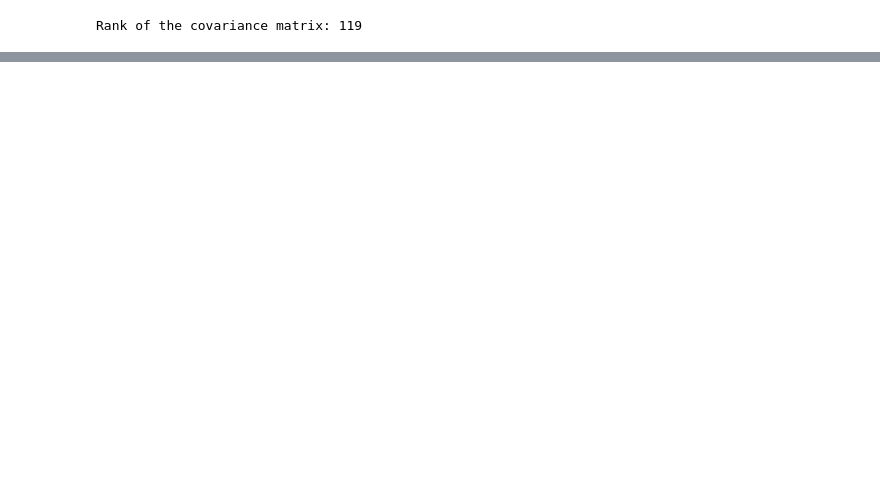
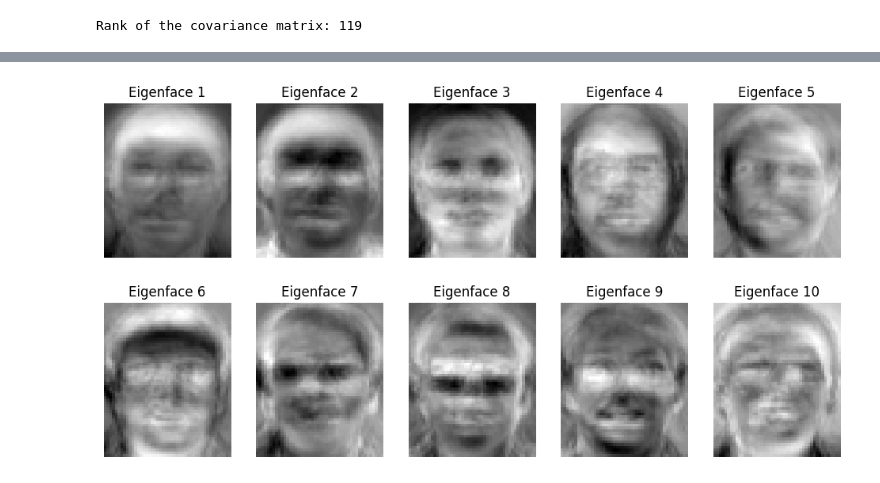
Before and after one commit to PavarisAsawa/PatternRecognition-Dimensionality_Reduction, a Jupyter notebook: chapter2.1.ipynb, the cells around one changed output, grey strips where cells are left out. Cells and saved outputs as stored; diff of their text form; code cells hidden in the pictures; blank space fills up the shorter version.

```diff
--- a/chapter2.1.ipynb
+++ b/chapter2.1.ipynb
@@ -222,0 +242,10 @@ Rank of the covariance matrix: 119
+# %%
+# compute the GRAM matrix
+X = np.zeros((40 * 3, D))
+for i in range(40):
+    for k in range(3):
+        X[i*3+k] = T[i,k].flatten() - mean_vector.flatten()
+G = X @ X.T
+print("GRAM matrix shape:", G.shape)
+rank_G = np.linalg.matrix_rank(G)
+print("Rank of the GRAM matrix:", rank_G)
@@ -222,0 +261,10 @@ Rank of the covariance matrix: 119
+# %%
+# Compute the eigenvectors and eigenvalues of the covariance matrix using the GRAM matrix
+eigenvalues_gram, eigenvectors_gram = np.linalg.eig(G)
+# %%
+# Sort eigenvalues and eigenvectors in descending order
+sorted_indices = np.argsort(eigenvalues_gram)[::-1]
+eigenvalues_gram = eigenvalues_gram[sorted_indices]
+eigenvectors_gram = eigenvectors_gram[:, sorted_indices]
+
+print("Eigenvectors from GRAM matrix:", eigenvectors_gram)
@@ -222,0 +312,11 @@ Rank of the covariance matrix: 119
+# %%
+# Show the first 10 eigenvector as images
+plt.figure(figsize=(12, 6))
+for i in range(10):
+    eigenface = X.T @ eigenvectors_gram[:, i]
+    plt.subplot(2, 5, i+1)
+    plt.imshow(eigenface.reshape(56, 46), cmap='gray')
+    plt.title(f'Eigenface {i+1}')
+    plt.axis('off')
+# %% [output]
+[figure, added]
```
Also changed, not shown: parts of 13 cells of this notebook, 1 other file.
